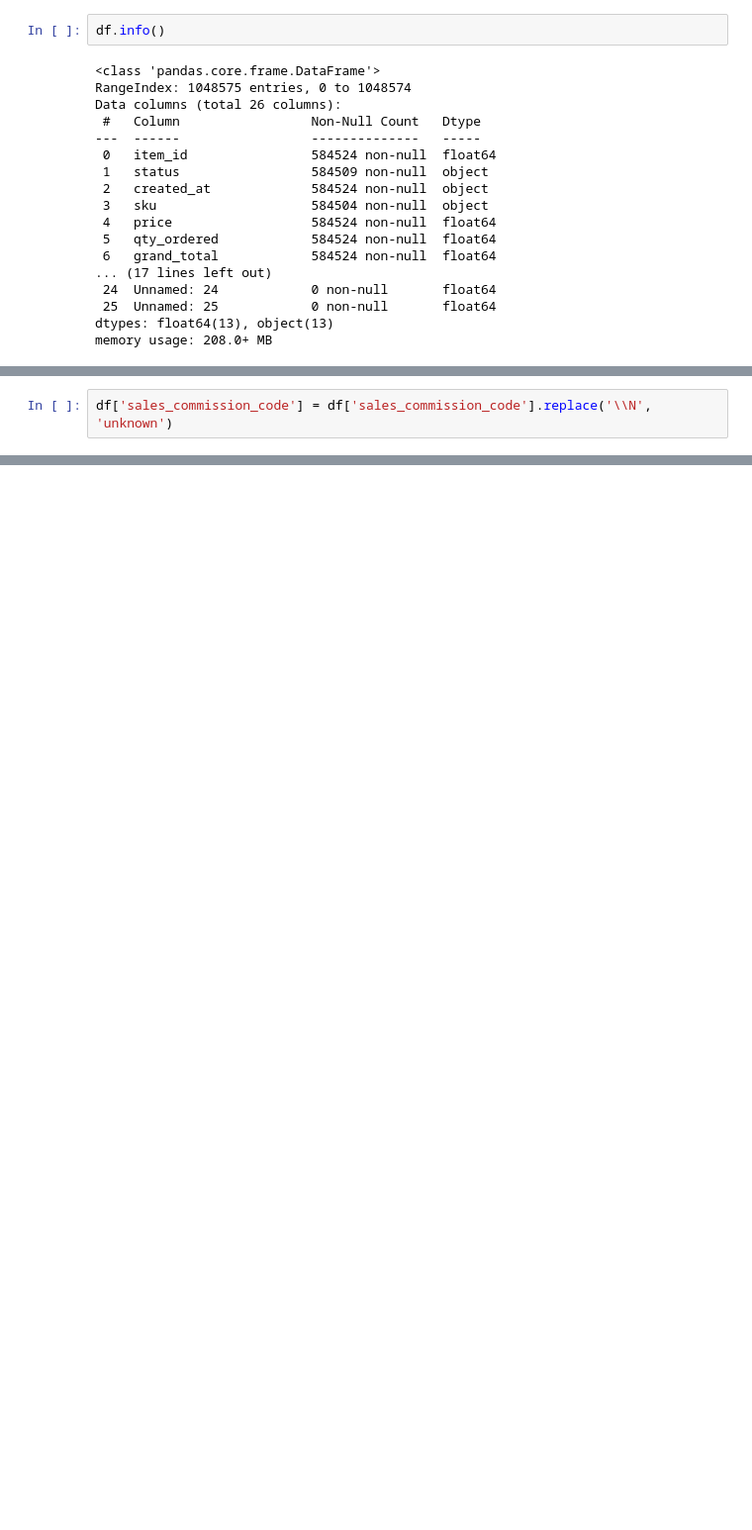
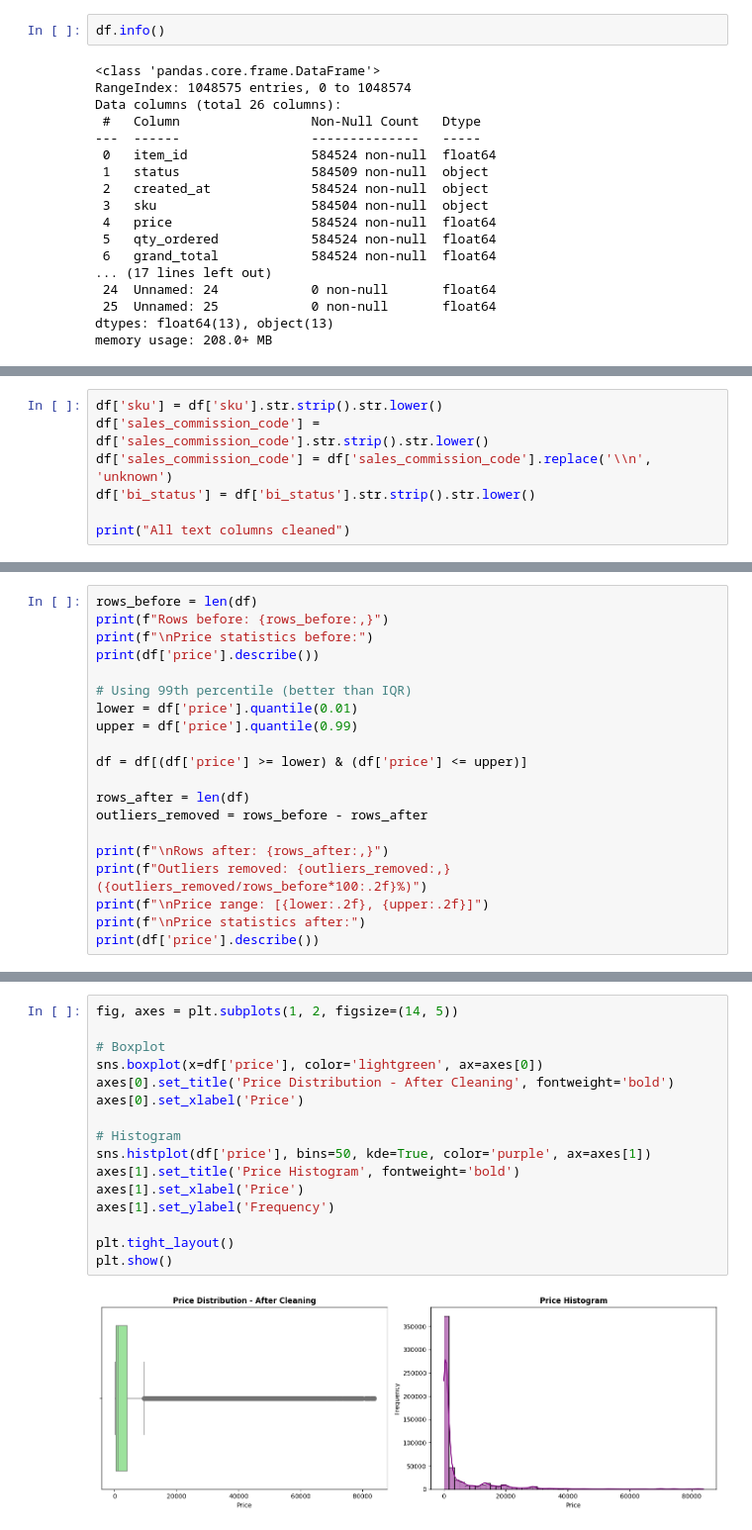
Before and after one commit to Muhammed49-05/Pakistan-Ecommerce-Analysis, a Jupyter notebook: data cleaning.ipynb, the cells around one changed output, grey strips where cells are left out. Shown at 99% size. Drawn from its saved outputs; the diff is of its cells as text; blank space fills up the shorter version.

```diff
--- a/data cleaning.ipynb
+++ b/data cleaning.ipynb
@@ -402,2 +54,0 @@ Name: count, Length: 4960, dtype: int64
-# %%
-df['sales_commission_code'] = df['sales_commission_code'].replace('\\N', 'unknown')
@@ -490,0 +284,7 @@ dtype: int64
+# %%
+df['sku'] = df['sku'].str.strip().str.lower()
+df['sales_commission_code'] = df['sales_commission_code'].str.strip().str.lower()
+df['sales_commission_code'] = df['sales_commission_code'].replace('\\n', 'unknown')
+df['bi_status'] = df['bi_status'].str.strip().str.lower()
+
+print("All text columns cleaned")
@@ -490,0 +335,20 @@ dtype: int64
+# %%
+rows_before = len(df)
+print(f"Rows before: {rows_before:,}")
+print(f"\nPrice statistics before:")
+print(df['price'].describe())
+
+# Using 99th percentile (better than IQR)
+lower = df['price'].quantile(0.01)
+upper = df['price'].quantile(0.99)
+
+df = df[(df['price'] >= lower) & (df['price'] <= upper)]
+
+rows_after = len(df)
+outliers_removed = rows_before - rows_after
+
+print(f"\nRows after: {rows_after:,}")
+print(f"Outliers removed: {outliers_removed:,} ({outliers_removed/rows_before*100:.2f}%)")
+print(f"\nPrice range: [{lower:.2f}, {upper:.2f}]")
+print(f"\nPrice statistics after:")
+print(df['price'].describe())
@@ -490,0 +375,18 @@ dtype: int64
+# %%
+fig, axes = plt.subplots(1, 2, figsize=(14, 5))
+
+# Boxplot
+sns.boxplot(x=df['price'], color='lightgreen', ax=axes[0])
+axes[0].set_title('Price Distribution - After Cleaning', fontweight='bold')
+axes[0].set_xlabel('Price')
+
+# Histogram
+sns.histplot(df['price'], bins=50, kde=True, color='purple', ax=axes[1])
+axes[1].set_title('Price Histogram', fontweight='bold')
+axes[1].set_xlabel('Price')
+axes[1].set_ylabel('Frequency')
+
+plt.tight_layout()
+plt.show()
+# %% [output]
+[figure, added]
```
Also changed, not shown: parts of 77 cells of this notebook, 2 other files.
